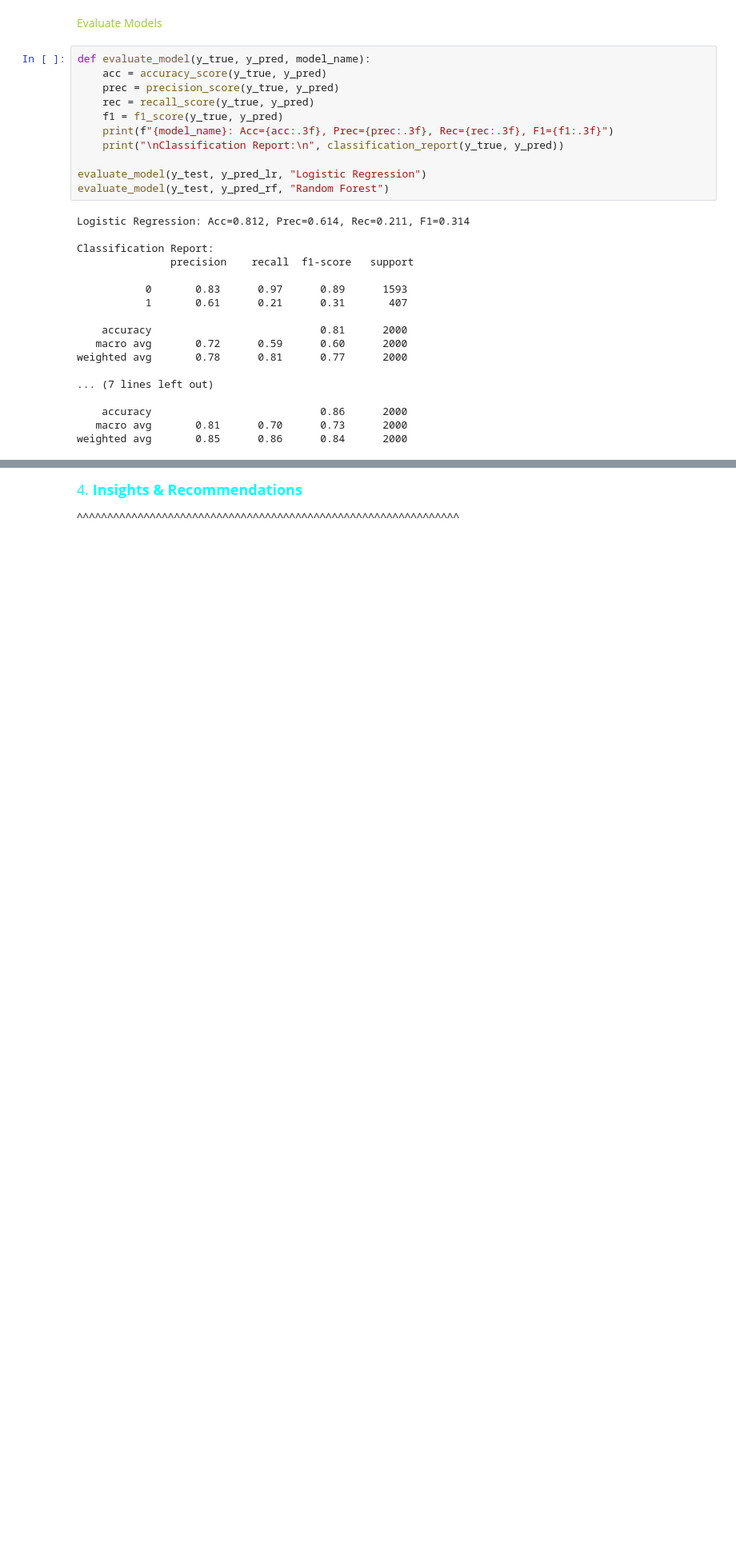
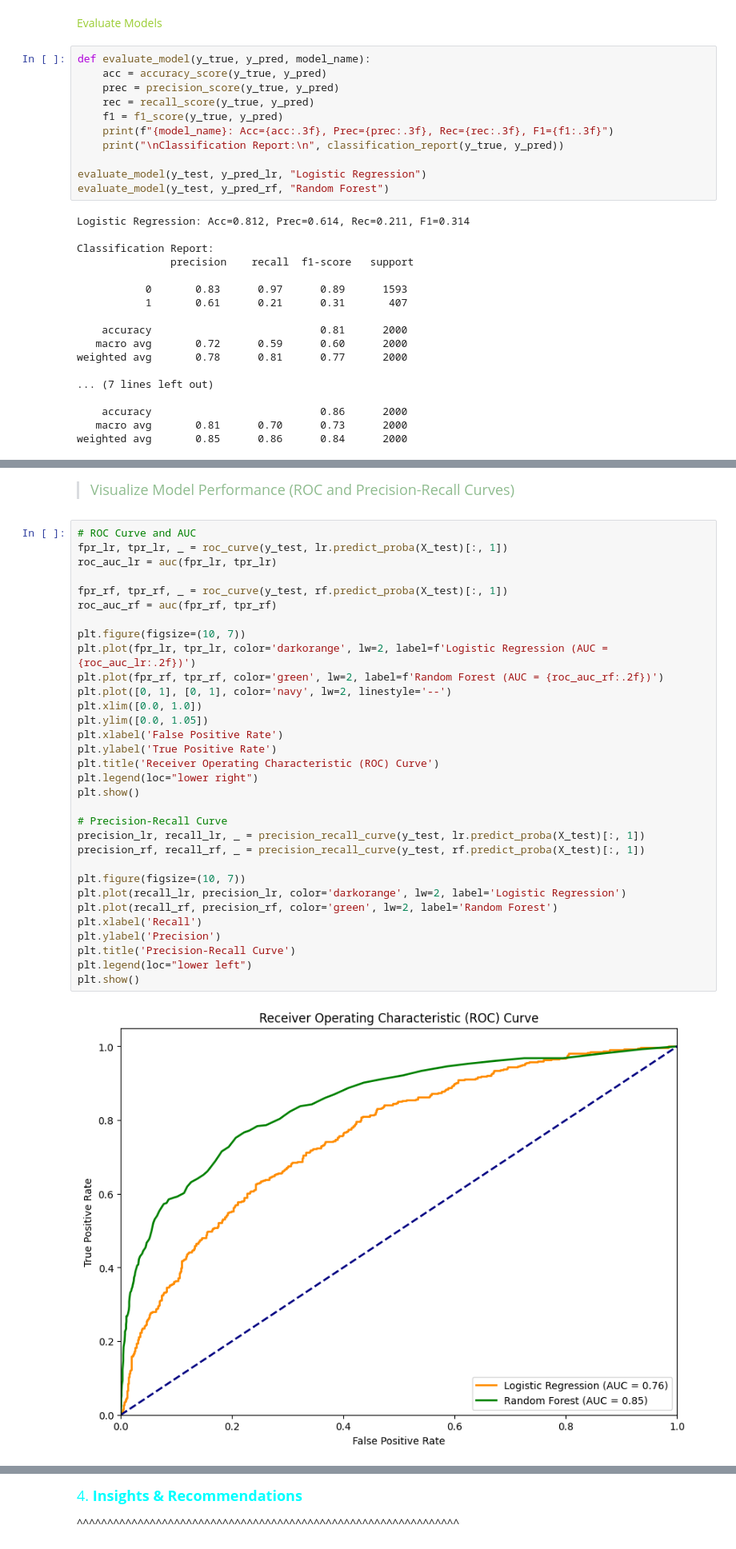
Before and after one commit to Kanakbaghel/Bank_Customer_Churn_Analysis, a Jupyter notebook: Project_Notebook.ipynb, the cells around one changed output, grey strips where cells are left out. Shown at 80% size. Saved outputs shown, nothing was run; the diff lists cells and outputs as text; blank space fills up the shorter version.

```diff
--- a/Project_Notebook.ipynb
+++ b/Project_Notebook.ipynb
@@ -750,0 +782,36 @@ weighted avg       0.85      0.86      0.84      2000
+# %% [markdown]
+><font color=darkseagreen size=4>Visualize Model Performance (ROC and Precision-Recall Curves)
+# %%
+# ROC Curve and AUC
+fpr_lr, tpr_lr, _ = roc_curve(y_test, lr.predict_proba(X_test)[:, 1])
+roc_auc_lr = auc(fpr_lr, tpr_lr)
+
+fpr_rf, tpr_rf, _ = roc_curve(y_test, rf.predict_proba(X_test)[:, 1])
+roc_auc_rf = auc(fpr_rf, tpr_rf)
+
+plt.figure(figsize=(10, 7))
+plt.plot(fpr_lr, tpr_lr, color='darkorange', lw=2, label=f'Logistic Regression (AUC = {roc_auc_lr:.2f})')
+plt.plot(fpr_rf, tpr_rf, color='green', lw=2, label=f'Random Forest (AUC = {roc_auc_rf:.2f})')
+plt.plot([0, 1], [0, 1], color='navy', lw=2, linestyle='--')
+plt.xlim([0.0, 1.0])
+plt.ylim([0.0, 1.05])
+plt.xlabel('False Positive Rate')
+plt.ylabel('True Positive Rate')
+plt.title('Receiver Operating Characteristic (ROC) Curve')
+plt.legend(loc="lower right")
+plt.show()
+
+# Precision-Recall Curve
+precision_lr, recall_lr, _ = precision_recall_curve(y_test, lr.predict_proba(X_test)[:, 1])
+precision_rf, recall_rf, _ = precision_recall_curve(y_test, rf.predict_proba(X_test)[:, 1])
+
+plt.figure(figsize=(10, 7))
+plt.plot(recall_lr, precision_lr, color='darkorange', lw=2, label='Logistic Regression')
+plt.plot(recall_rf, precision_rf, color='green', lw=2, label='Random Forest')
+plt.xlabel('Recall')
+plt.ylabel('Precision')
+plt.title('Precision-Recall Curve')
+plt.legend(loc="lower left")
+plt.show()
+# %% [output]
+[figure, added]
```
Also changed, not shown: parts of 9 cells of this notebook.
